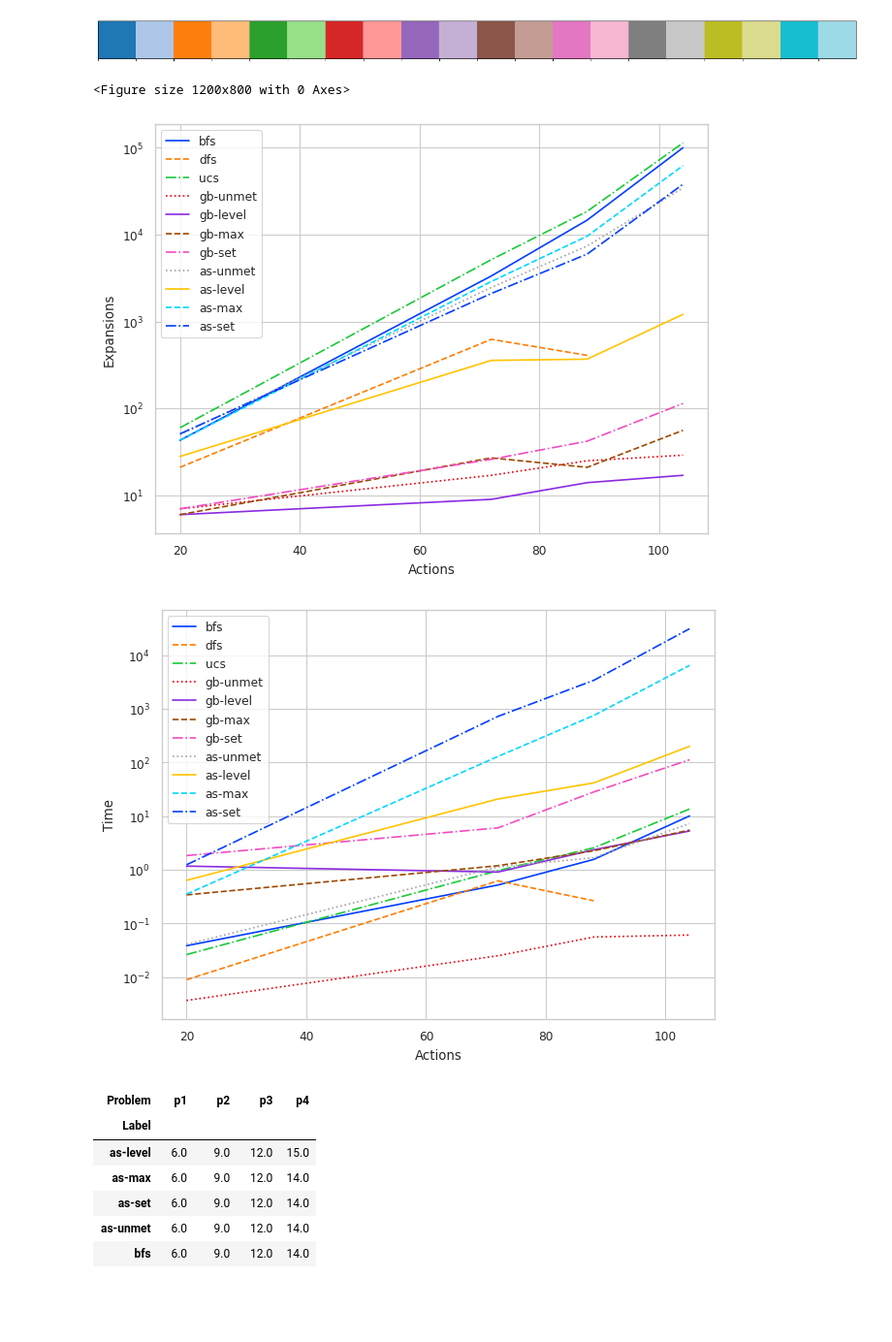
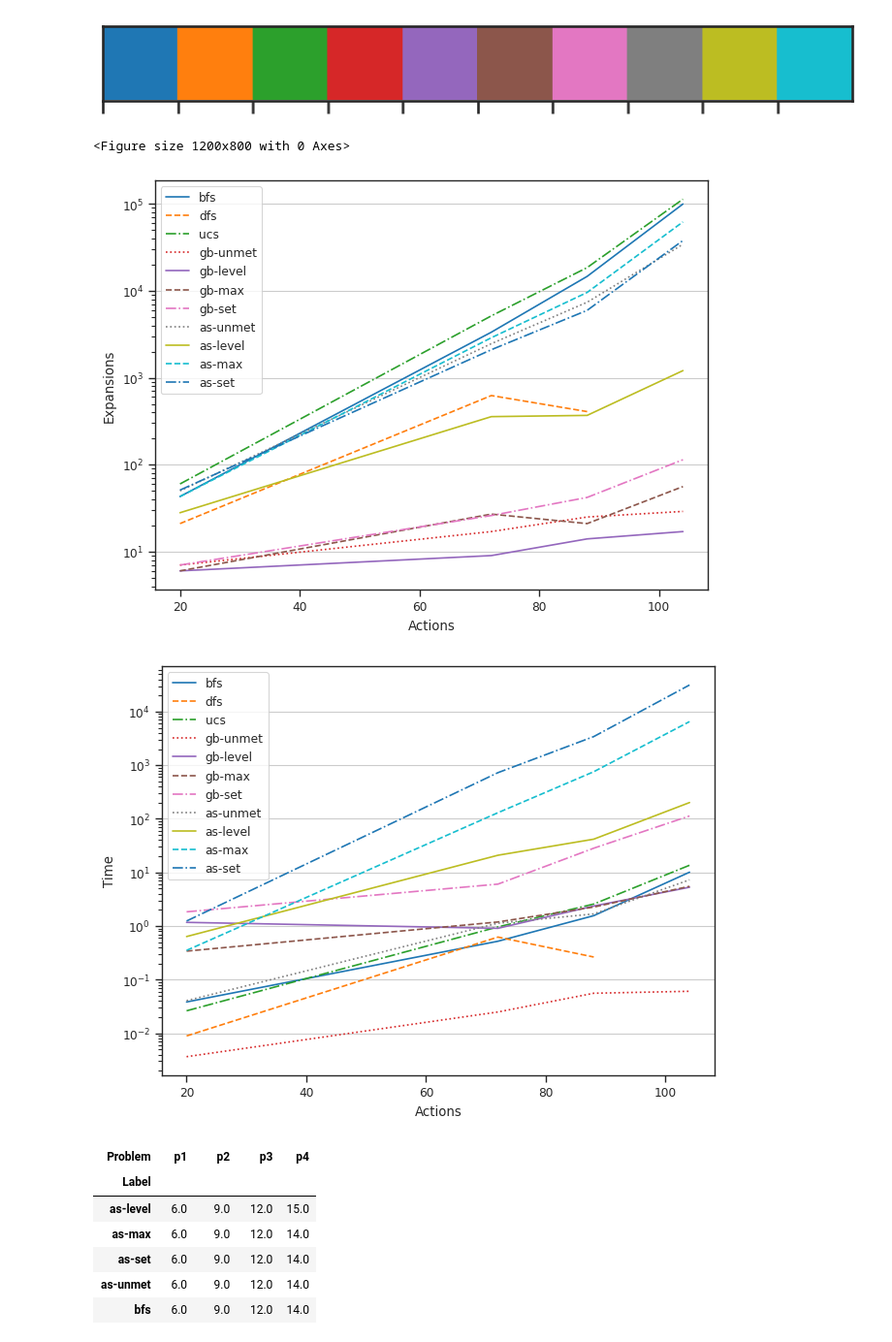
Before and after one commit to F18/ai-aircargo-planning-agent, a Jupyter notebook: ai-aircargo-planning-agent/report/post-processing.ipynb, the cells around one changed output. Shown at 97% size. Cells and saved outputs as stored; diff of their text form; code cells hidden in the pictures; blank space fills up the shorter version.

Commit message:
feat: Figure config for report

```diff
--- a/ai-aircargo-planning-agent/report/post-processing.ipynb
+++ b/ai-aircargo-planning-agent/report/post-processing.ipynb
@@ -37,10 +37,3 @@ print(df[df['Problem'] == 'p4'].to_string())
 41      p4  as-level    104.0      1208.0      1210.0    12210.0         15.0    201.0000
 42      p4    as-max    104.0     62077.0     62079.0   599376.0         14.0   6510.0000
 43      p4    as-set    104.0     37912.0     37914.0   373328.0         14.0  31400.0000
-# %%
-# Set sns palette
-sns.set_palette("tab20")
-# Show palette
-sns.palplot(sns.color_palette())
-# %% [output]
-[figure, removed]
@@ -47,43 +57,54 @@ sns.palplot(sns.color_palette())
+# %%
+# User defined plot settings
+darkmode = False
+palette = 'tab10'
+context = 'paper'
+figsize = (12, 8)
+
+# Set dark/light mode
+if darkmode:
+    use_dark_settings()
+else:
+    use_light_settings()
+
+# Set sns palette
+sns.set_palette(palette)
+# Show palette
+sns.palplot(sns.color_palette())
+
+# Set fig size and context
+plt.figure(figsize=figsize)
+sns.set_context(context=context)
+line_styles = ['solid', 'dashed', 'dashdot', 'dotted']
+num_styles = len(line_styles)
+# %% [output]
+[figure, added]
+<Figure size 1200x800 with 0 Axes>
 # %%
-darkmode = False
-if darkmode:
-    sns.set_theme(style="darkgrid")
-else:
-    sns.set_theme(style="whitegrid")
-palette = 'bright'
-
-# Set fig size and context
-plt.figure(figsize=(12, 8))
-sns.set_context("paper")
-# Set palette
-sns.set_palette(palette)
-line_styles = ['solid', 'dashed', 'dashdot', 'dotted']
-num_styles = len(line_styles)
-
 # Expansions plot
 fig, ax = plt.subplots()
 fig.tight_layout()
 #ax.set_title('Expansions vs Actions')
 ax.set_xlabel('Actions')
 ax.set_ylabel('Expansions')
 ax.set_yscale('log')
+ax.grid(axis='y')
 g = sns.lineplot(
     data = df,
     x='Actions',
     y='Expansions',
     hue='Label',
     palette=palette,
 )
 # Set line style to alternate between line style
 legend_lines = ax.legend().get_lines()
 for i in range(len(legend_lines)):
     legend_lines[i].set_linestyle(line_styles[i%num_styles])
     ax.lines[i].set_linestyle(line_styles[i%num_styles])
-fig.savefig('expansions_vs_actions.png', dpi=600)
+fig.savefig('expansions_vs_actions.png', dpi=600, bbox_inches="tight")
 plt.show()
 # %% [output]
-<Figure size 1200x800 with 0 Axes>
-[figure, old version]
+[figure, new version]
 # %%
 # Time Plot
 fig, ax = plt.subplots()
@@ -92,6 +113,7 @@ fig.tight_layout()
 ax.set_xlabel('Actions')
 ax.set_ylabel('Time')
 ax.set_yscale('log')
+ax.grid(axis='y')
 g = sns.lineplot(
     data = df,
     x='Actions',
@@ -104,10 +126,10 @@ legend_lines = ax.legend().get_lines()
 for i in range(len(legend_lines)):
     legend_lines[i].set_linestyle(line_styles[i%num_styles])
     ax.lines[i].set_linestyle(line_styles[i%num_styles])
-fig.savefig('time_vs_actions.png', dpi=600)
+fig.savefig('time_vs_actions.png', dpi=600, bbox_inches="tight")
 plt.show()
 # %% [output]
-[figure, old version]
+[figure, new version]
 # %%
 # Create a new df based on df that has the label as the index and the columns as the time for each problem
 df2 = df.pivot(index='Label', columns='Problem', values='Plan Length')
```
Also changed, not shown: parts of 1 cell of this notebook, 3 other files.
